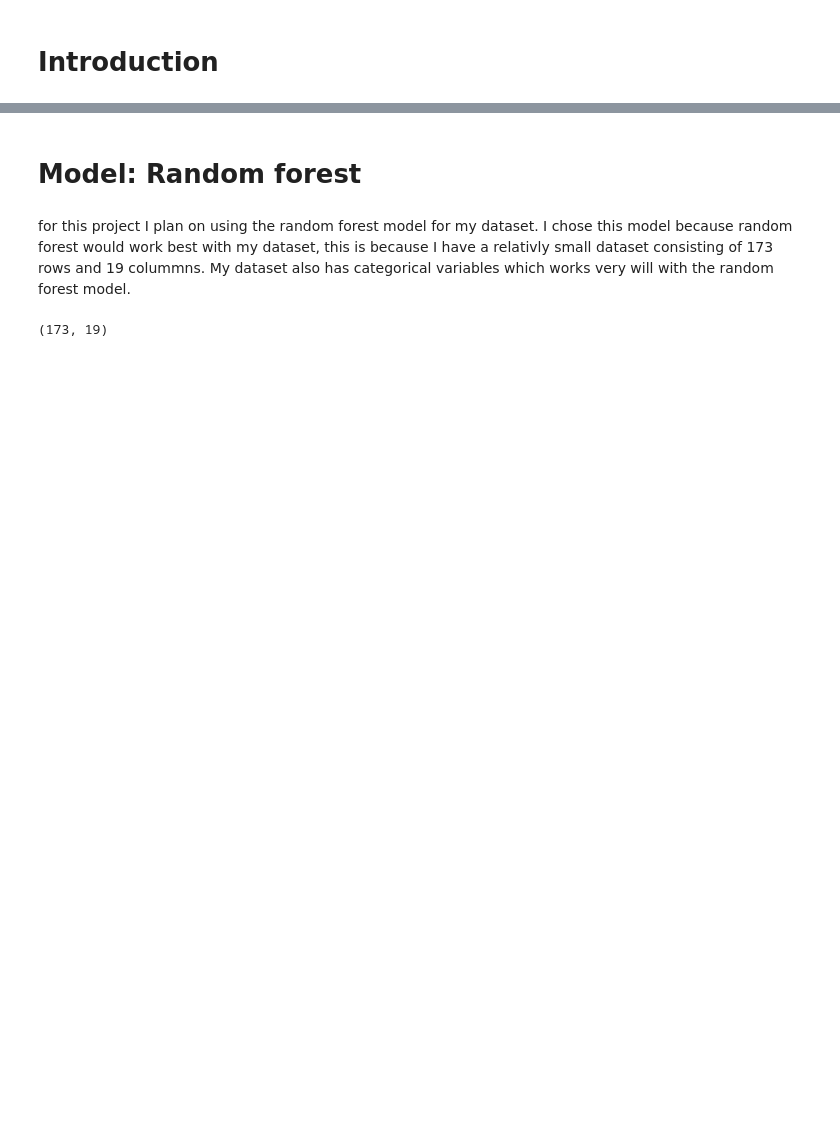
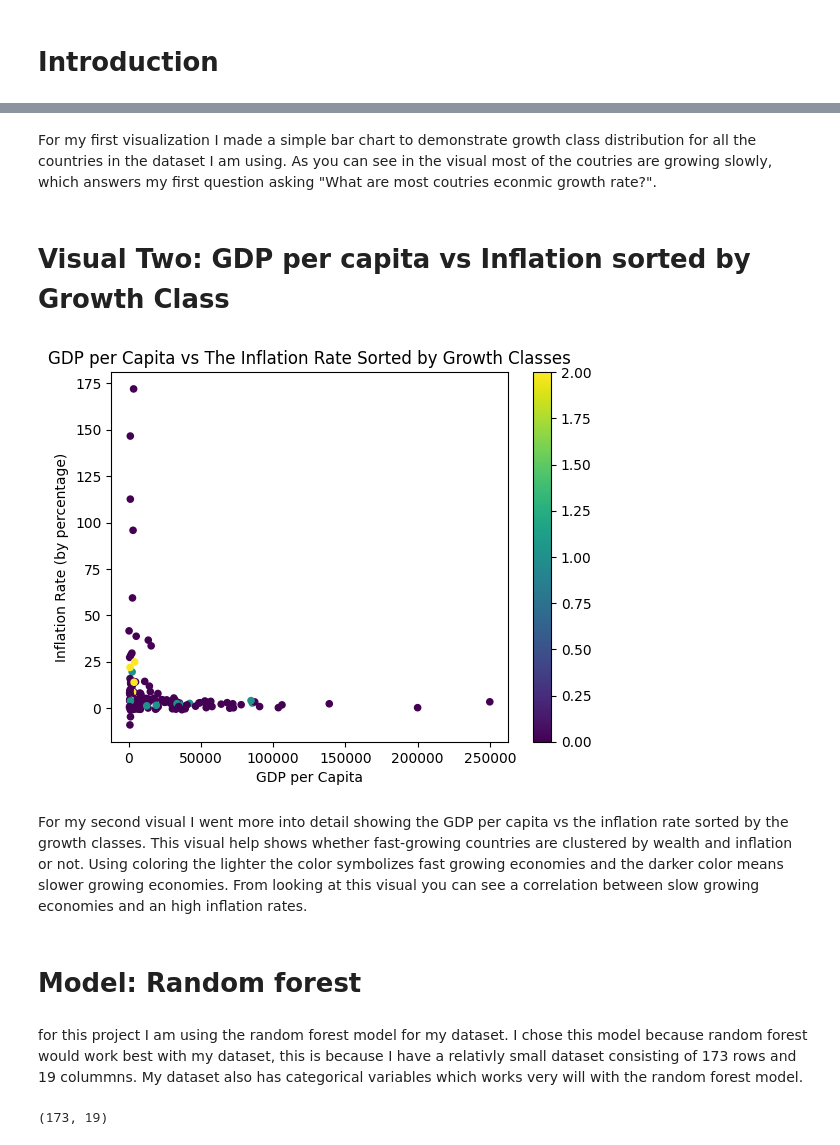
Before and after one commit to jess11233/ITCS3162, a Jupyter notebook: projecTwoVisual.ipynb, the cells around one changed output, grey strips where cells are left out. Drawn from its saved outputs; the diff is of its cells as text; code cells hidden in the pictures; blank space fills up the shorter version.

```diff
--- a/projecTwoVisual.ipynb
+++ b/projecTwoVisual.ipynb
@@ -24,7 +152,27 @@ table1.head()
+# %% [markdown]
+For my first visualization I made a simple bar chart to demonstrate growth class distribution for all the countries in the dataset I am using. As you can see in the visual most of the coutries are growing slowly, which answers my first question asking "What are most coutries econmic growth rate?".
+# %% [markdown]
+# Visual Two: GDP per capita vs Inflation sorted by Growth Class
+# %%
+table1.plot(
+    x="GDP_per_capita",
+    y="Inflation Rate",
+    kind="scatter",
+    c=table1["growth_class"].cat.codes,
+    colormap="viridis"
+)
+plt.title("GDP per Capita vs The Inflation Rate Sorted by Growth Classes")
+plt.xlabel("GDP per Capita")
+plt.ylabel("Inflation Rate (by percentage)")
+plt.show()
+# %% [output]
+[figure, added]
+# %% [markdown]
+For my second visual I went more into detail showing the GDP per capita vs the inflation rate sorted by the growth classes. This visual help shows whether fast-growing countries are clustered by wealth and inflation or not. Using coloring the lighter the color symbolizes fast growing economies and the darker color means slower growing economies. From looking at this visual you can see a correlation between slow growing economies and an high inflation rates.
 # %% [markdown]
 # Model: Random forest
 # %% [markdown]
-for this project I plan on using the random forest model for my dataset. I chose this model because random forest would work best with my dataset, this is because I have a relativly small dataset consisting of 173 rows and 19 colummns. My dataset also has categorical variables which works very will with the random forest model.
+for this project I am using the random forest model for my dataset. I chose this model because random forest would work best with my dataset, this is because I have a relativly small dataset consisting of 173 rows and 19 colummns. My dataset also has categorical variables which works very will with the random forest model.
 # %%
 table1.shape
 # %% [output]
```
Also changed, not shown: parts of 31 cells of this notebook.
